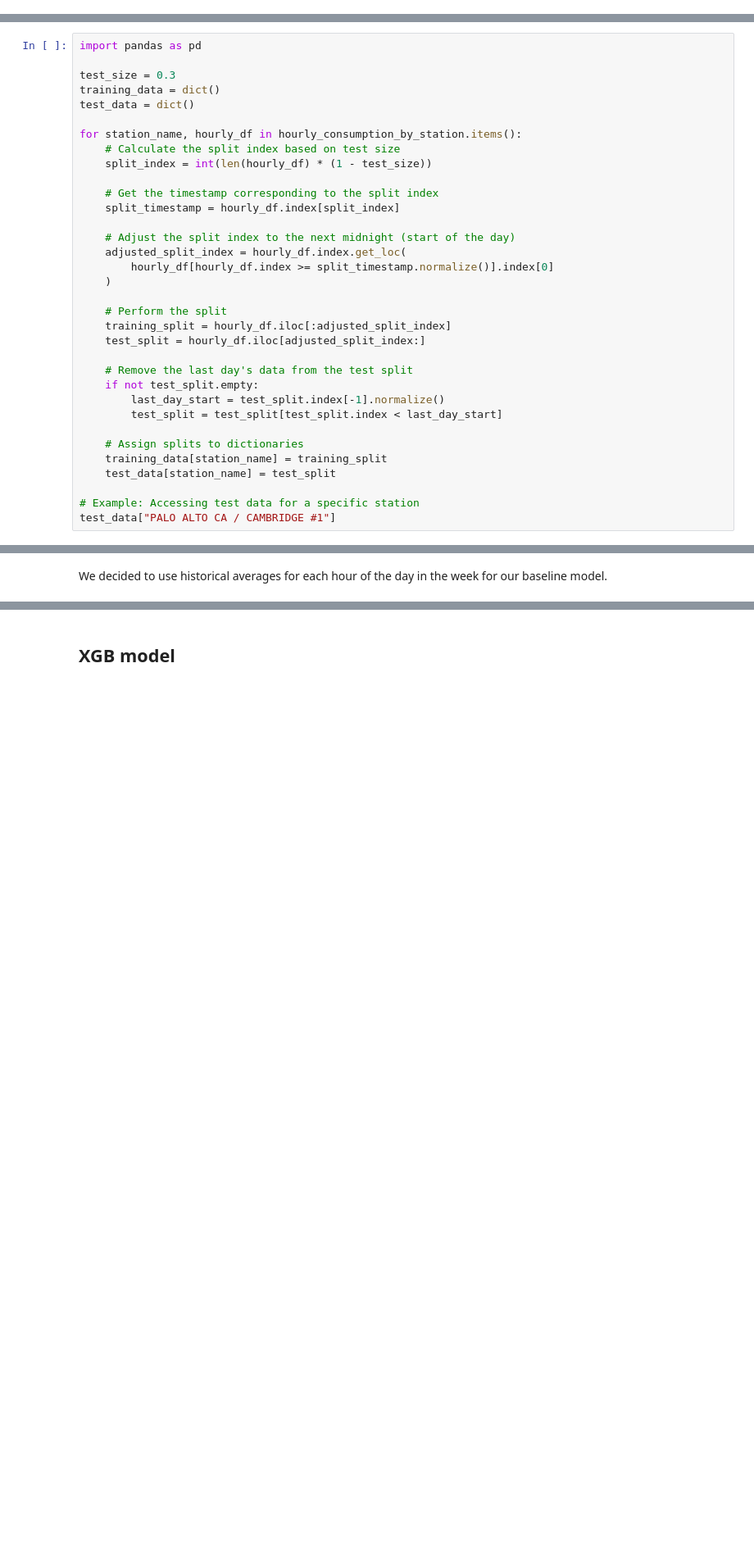
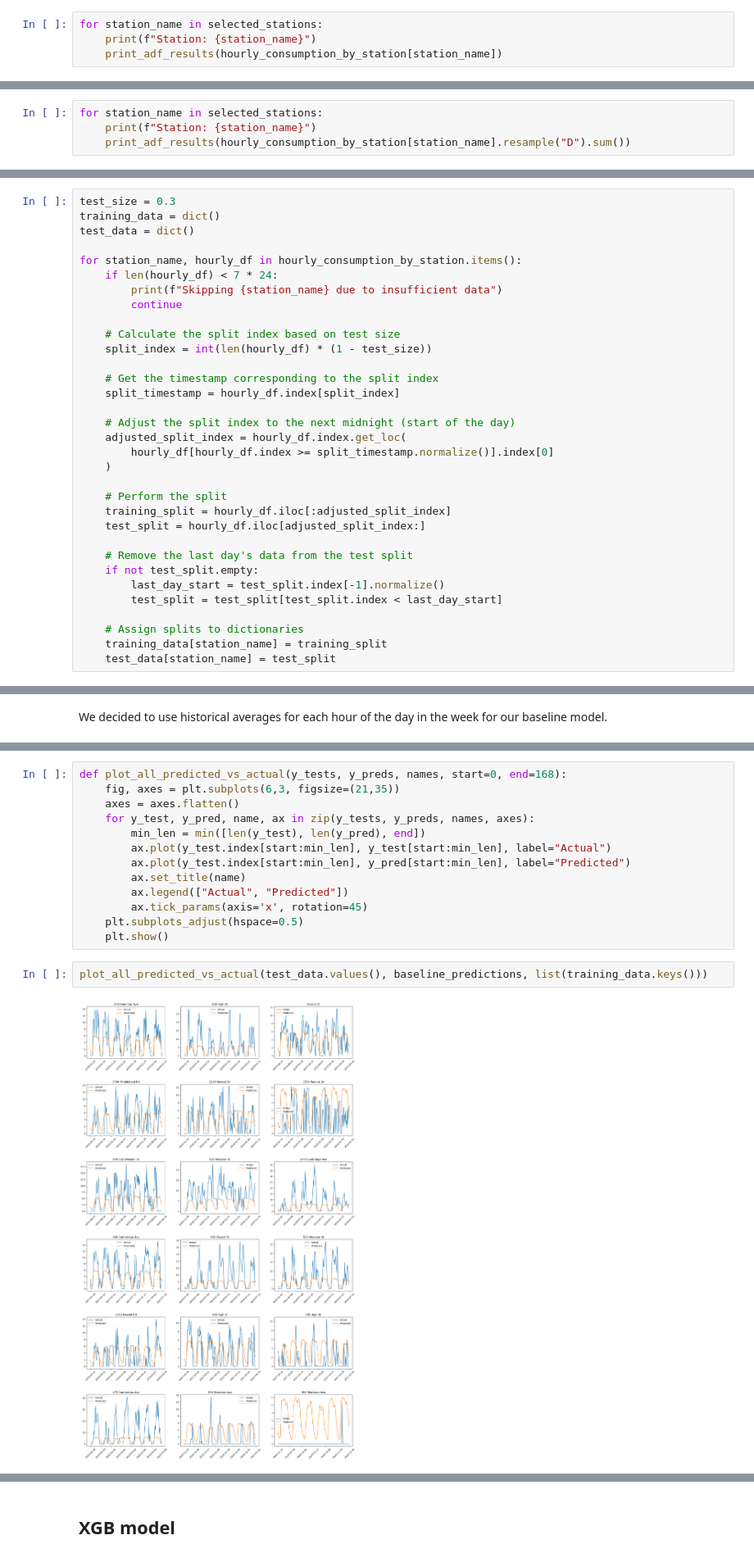
Before and after one commit to vilim-cro/Energy-and-Mobility, a Jupyter notebook: src/Section2b_Regression.ipynb, the cells around one changed output, grey strips where cells are left out. Shown at 82% size. Saved outputs shown, nothing was run; the diff lists cells and outputs as text; blank space fills up the shorter version.

```diff
--- a/src/Section2b_Regression.ipynb
+++ b/src/Section2b_Regression.ipynb
@@ -183,0 +220,4 @@ print_adf_results(hourly_consumption_by_station["PALO ALTO CA / RINCONADA LIB 1"
+# %%
+for station_name in selected_stations:
+    print(f"Station: {station_name}")
+    print_adf_results(hourly_consumption_by_station[station_name])
@@ -183,0 +242,4 @@ print_adf_results(hourly_consumption_by_station["PALO ALTO CA / RINCONADA LIB 1"
+# %%
+for station_name in selected_stations:
+    print(f"Station: {station_name}")
+    print_adf_results(hourly_consumption_by_station[station_name].resample("D").sum())
@@ -186,13 +266,15 @@ Interestingly, the hourly data seems to be stationary while daily data does not.
 # %% [markdown]
 ## Creating training and test data
 # %%
-import pandas as pd
-
 test_size = 0.3
 training_data = dict()
 test_data = dict()
 
 for station_name, hourly_df in hourly_consumption_by_station.items():
+    if len(hourly_df) < 7 * 24:
+        print(f"Skipping {station_name} due to insufficient data")
+        continue
+
     # Calculate the split index based on test size
     split_index = int(len(hourly_df) * (1 - test_size))
 
@@ -216,6 +298,3 @@ for station_name, hourly_df in hourly_consumption_by_station.items():
     # Assign splits to dictionaries
     training_data[station_name] = training_split
     test_data[station_name] = test_split
-
-# Example: Accessing test data for a specific station
-test_data["PALO ALTO CA / CAMBRIDGE #1"]
@@ -260,0 +335,17 @@ plot_predicted_vs_actual(test_data["PALO ALTO CA / CAMBRIDGE #1"], predictions,
+# %%
+def plot_all_predicted_vs_actual(y_tests, y_preds, names, start=0, end=168):
+    fig, axes = plt.subplots(6,3, figsize=(21,35))
+    axes = axes.flatten()
+    for y_test, y_pred, name, ax in zip(y_tests, y_preds, names, axes):
+        min_len = min([len(y_test), len(y_pred), end])
+        ax.plot(y_test.index[start:min_len], y_test[start:min_len], label="Actual")
+        ax.plot(y_test.index[start:min_len], y_pred[start:min_len], label="Predicted")
+        ax.set_title(name)
+        ax.legend(["Actual", "Predicted"])
+        ax.tick_params(axis='x', rotation=45)
+    plt.subplots_adjust(hspace=0.5)
+    plt.show()
+# %%
+plot_all_predicted_vs_actual(test_data.values(), baseline_predictions, list(training_data.keys()))
+# %% [output]
+[figure, added]
```
Also changed, not shown: parts of 45 cells of this notebook.
